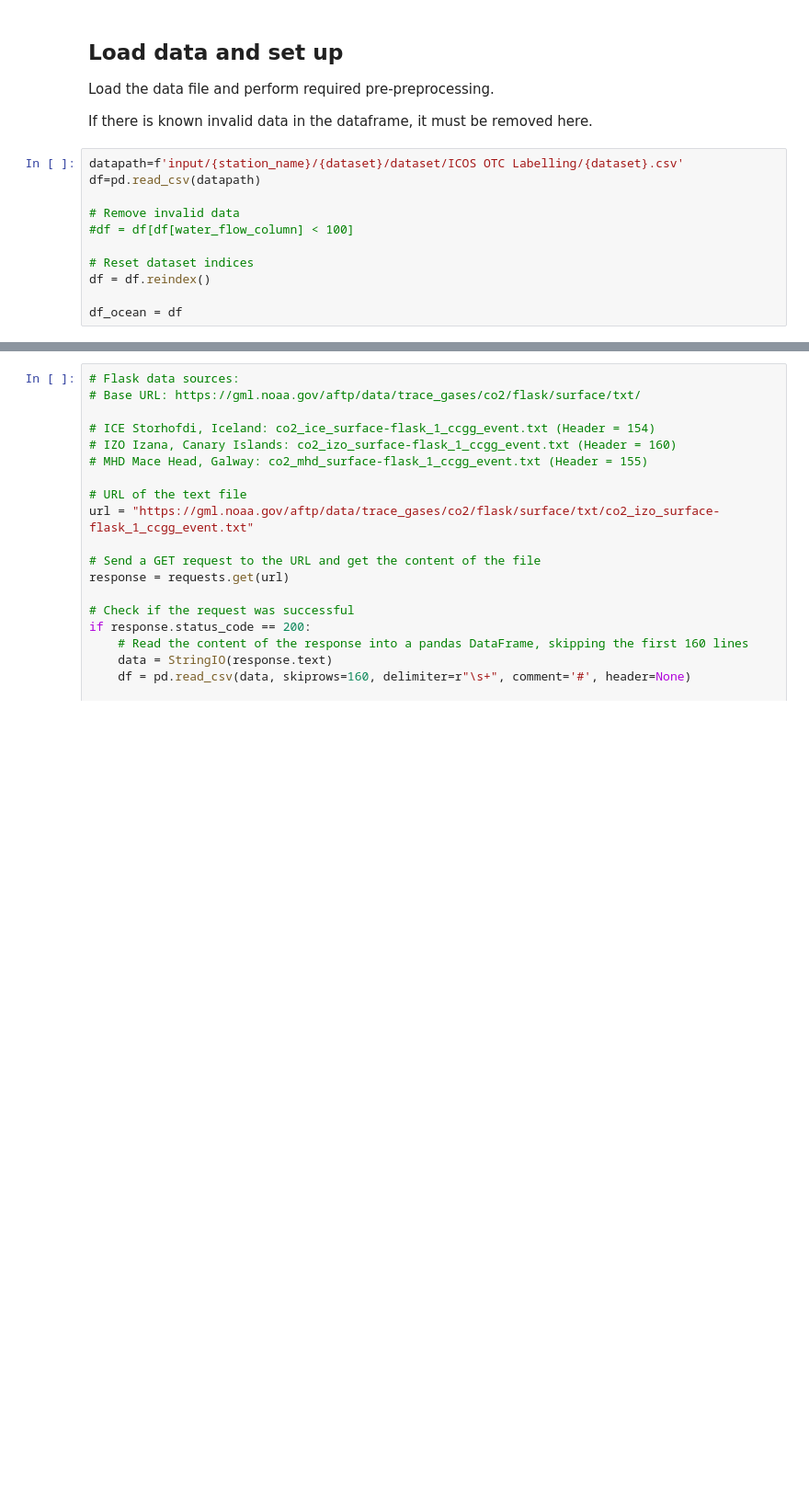
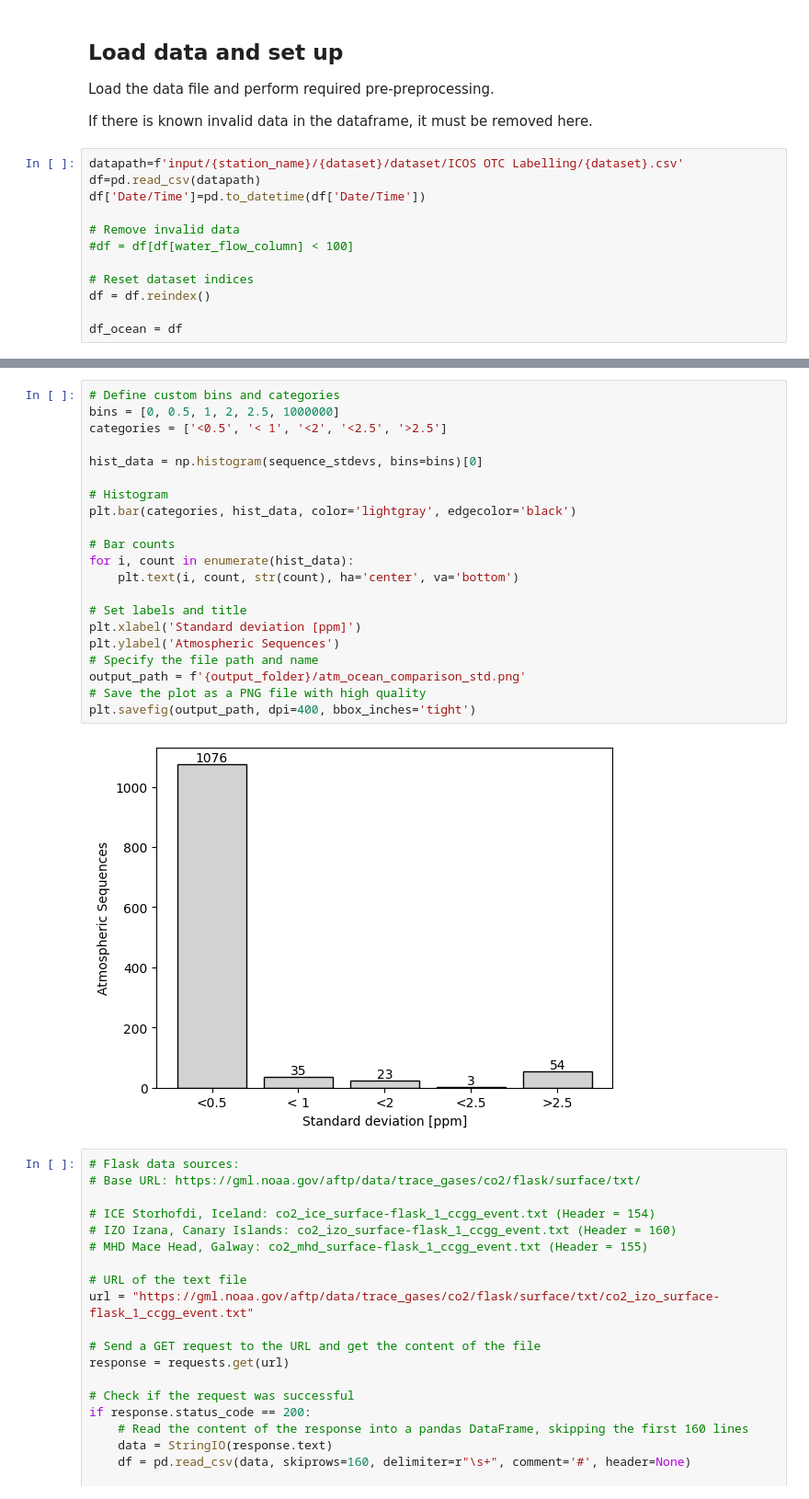
Before and after one commit to squaregoldfish/PLOTS_QUINCE, a Jupyter notebook: Plot_CO2_atm_oce.ipynb, the cells around one changed output, grey strips where cells are left out. Shown at 92% size. Cells and saved outputs as stored; diff of their text form; blank space fills up the shorter version.

```diff
--- a/Plot_CO2_atm_oce.ipynb
+++ b/Plot_CO2_atm_oce.ipynb
@@ -67,6 +68,7 @@ If there is known invalid data in the dataframe, it must be removed here.
 # %%
 datapath=f'input/{station_name}/{dataset}/dataset/ICOS OTC Labelling/{dataset}.csv'
 df=pd.read_csv(datapath)
+df['Date/Time']=pd.to_datetime(df['Date/Time'])
 
 # Remove invalid data
 #df = df[df[water_flow_column] < 100]
@@ -180,3 +112,26 @@ plt.savefig(output_path, dpi=400, bbox_inches='tight')
+# %%
+# Define custom bins and categories
+bins = [0, 0.5, 1, 2, 2.5, 1000000]
+categories = ['<0.5', '< 1', '<2', '<2.5', '>2.5']
+
+hist_data = np.histogram(sequence_stdevs, bins=bins)[0]
+
+# Histogram
+plt.bar(categories, hist_data, color='lightgray', edgecolor='black')
+
+# Bar counts
+for i, count in enumerate(hist_data):
+    plt.text(i, count, str(count), ha='center', va='bottom')
+
+# Set labels and title
+plt.xlabel('Standard deviation [ppm]')
+plt.ylabel('Atmospheric Sequences')
+# Specify the file path and name
+output_path = f'{output_folder}/atm_ocean_comparison_std.png'
+# Save the plot as a PNG file with high quality
+plt.savefig(output_path, dpi=400, bbox_inches='tight')
+# %% [output]
+[figure, added]
 # %%
 # Flask data sources:
 # Base URL: https://gml.noaa.gov/aftp/data/trace_gases/co2/flask/surface/txt/
```
Also changed, not shown: parts of 7 cells of this notebook.
